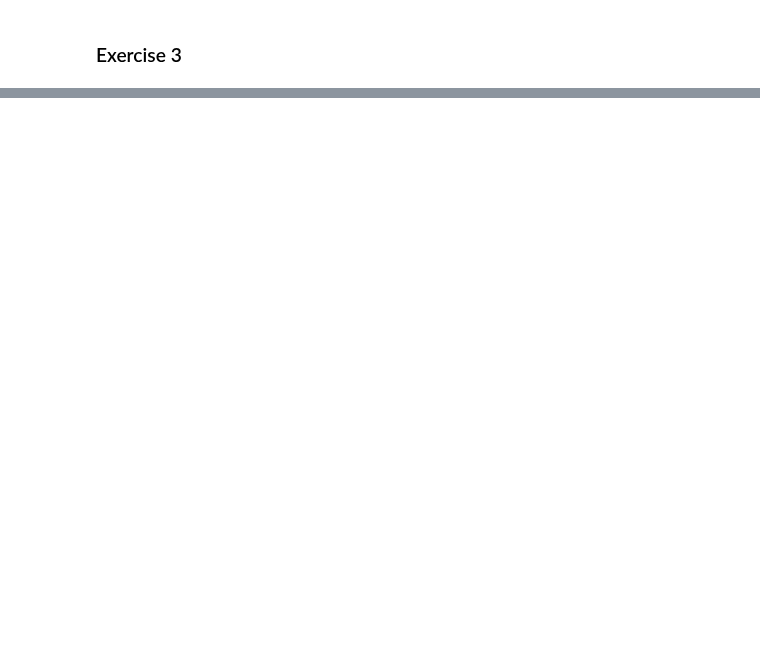
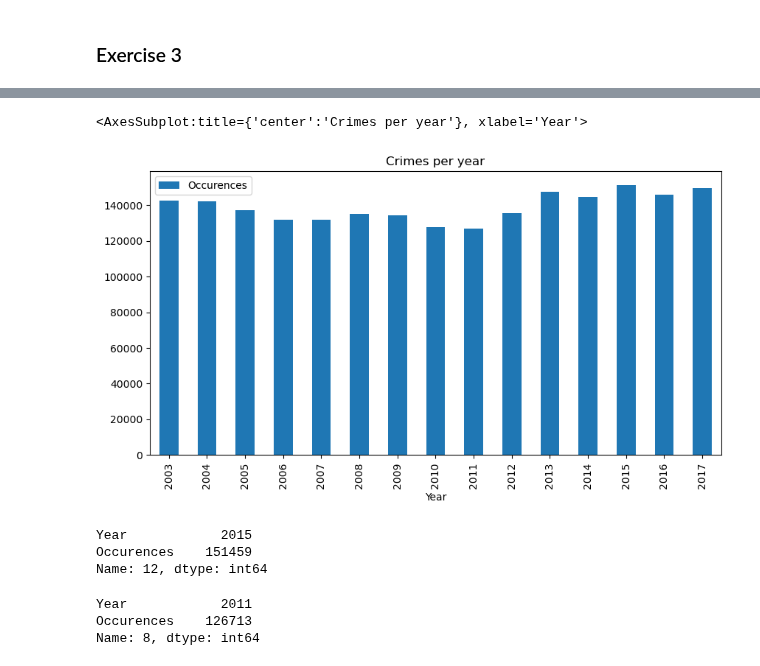
Before and after one commit to vivivaradi/socialdata2023, a Jupyter notebook: weeks/week1_Vivi.ipynb, the cells around one changed output, grey strips where cells are left out. Drawn from its saved outputs; the diff is of its cells as text; code cells hidden in the pictures; blank space fills up the shorter version.

```diff
--- a/weeks/week1_Vivi.ipynb
+++ b/weeks/week1_Vivi.ipynb
@@ -120,8 +122,10 @@ df.plot.bar(x=CATEGORY_COL, y=OCCURENCE_COL, figsize=(10,5), title=title)
 # %% [markdown]
 ### Exercise 3
 # %%
-#for year in range(2003,2017):
-data['Date'] = pd.to_datetime(data['Date'])
-year = data[data['Date'].dt.year == 2003]
-year
+# counting crimes per year
+noOfCrimesPerYear = {}
+for year in range(2003,2018):
+    data['Date'] = pd.to_datetime(data['Date'])
+    count = data[data['Date'].dt.year == year].shape[0]
+    noOfCrimesPerYear[year] = count
 # %% [output]
@@ -140,0 +147,4 @@ year
+# %%
+# converting to dataframe to display
+yearlyCrimesDf = pd.DataFrame(noOfCrimesPerYear.items(), columns=['Year', 'Occurences'])
+yearlyCrimesDf
@@ -140,0 +168,20 @@ year
+# %%
+yearlyCrimesDf.plot.bar(x='Year', y='Occurences', figsize=(10,5), title='Crimes per year')
+# %% [output]
+<AxesSubplot:title={'center':'Crimes per year'}, xlabel='Year'>
+[figure, added]
+# %%
+# get years with the most/least crime
+mostCrime = yearlyCrimesDf.iloc[yearlyCrimesDf['Occurences'].idxmax()]
+leastCrime = yearlyCrimesDf.iloc[yearlyCrimesDf['Occurences'].idxmin()]
+mostCrime
+# %% [output]
+Year            2015
+Occurences    151459
+Name: 12, dtype: int64
+# %%
+leastCrime
+# %% [output]
+Year            2011
+Occurences    126713
+Name: 8, dtype: int64
```
Also changed, not shown: parts of 10 cells of this notebook.
